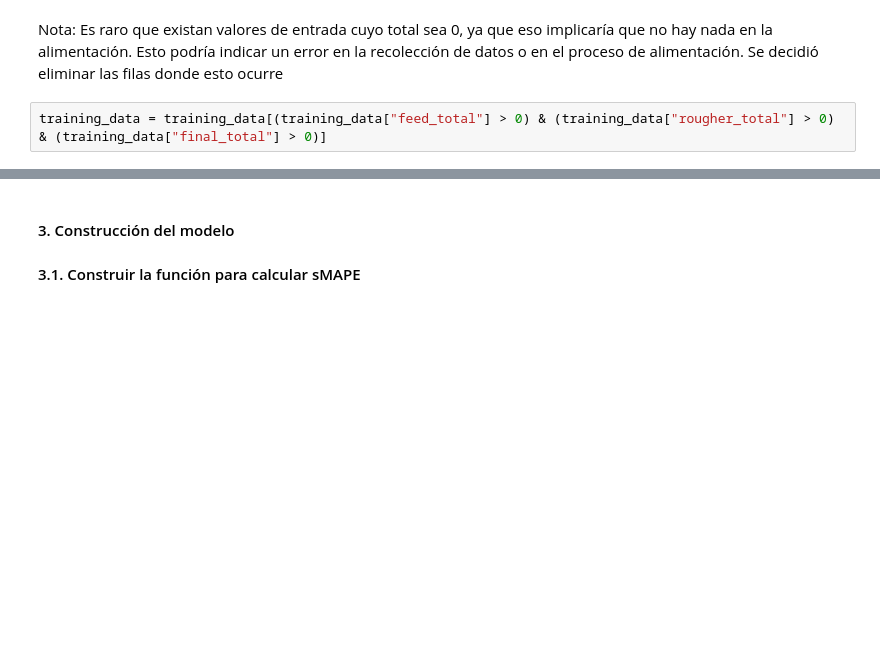
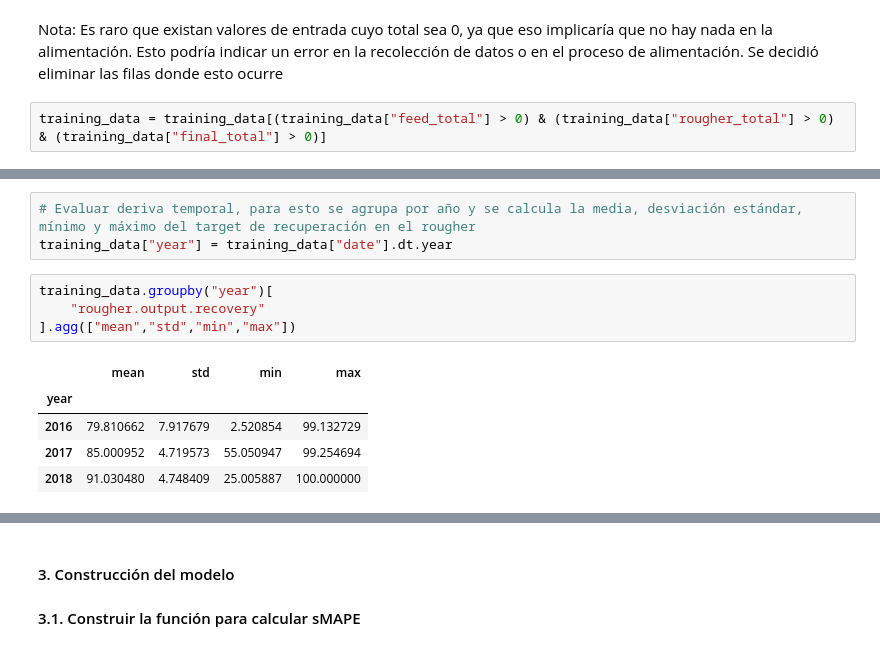
Before and after one commit to Fernandojbf123/proceso_de_extraccion_de_oro, a Jupyter notebook: main.ipynb, the cells around one changed output, grey strips where cells are left out. Cells and saved outputs as stored; diff of their text form; blank space fills up the shorter version.

```diff
--- a/main.ipynb
+++ b/main.ipynb
@@ -427,0 +444,13 @@ memory usage: 7.5 MB
+# %%
+# Evaluar deriva temporal, para esto se agrupa por año y se calcula la media, desviación estándar, mínimo y máximo del target de recuperación en el rougher
+training_data["year"] = training_data["date"].dt.year
+# %%
+training_data.groupby("year")[
+    "rougher.output.recovery"
+].agg(["mean","std","min","max"])
+# %% [output]
+|  | mean | std | min | max |
+| year |  |  |  |  |
+| 2016 | 79.810662 | 7.917679 | 2.520854 | 99.132729 |
+| 2017 | 85.000952 | 4.719573 | 55.050947 | 99.254694 |
+| 2018 | 91.030480 | 4.748409 | 25.005887 | 100.000000 |
```
Also changed, not shown: parts of 45 cells of this notebook.
